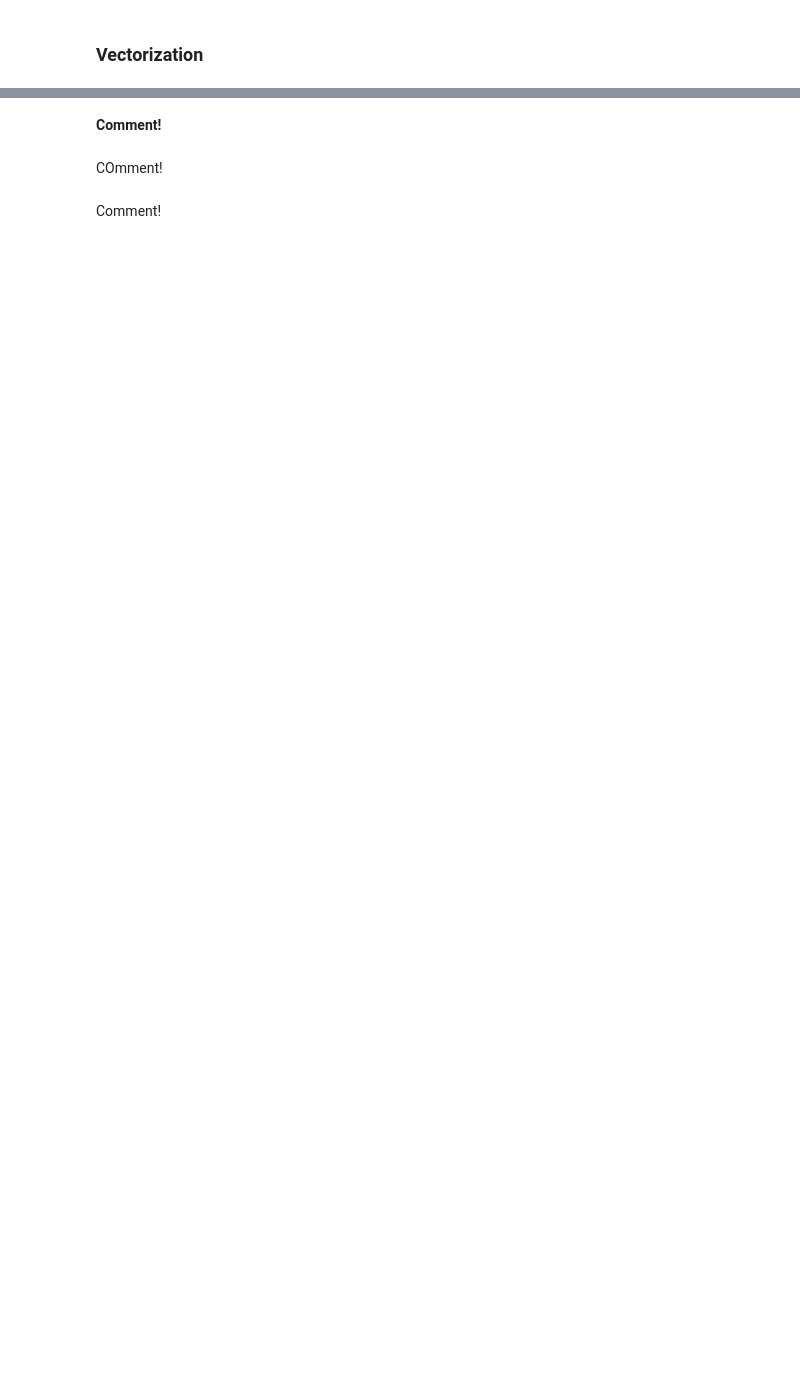
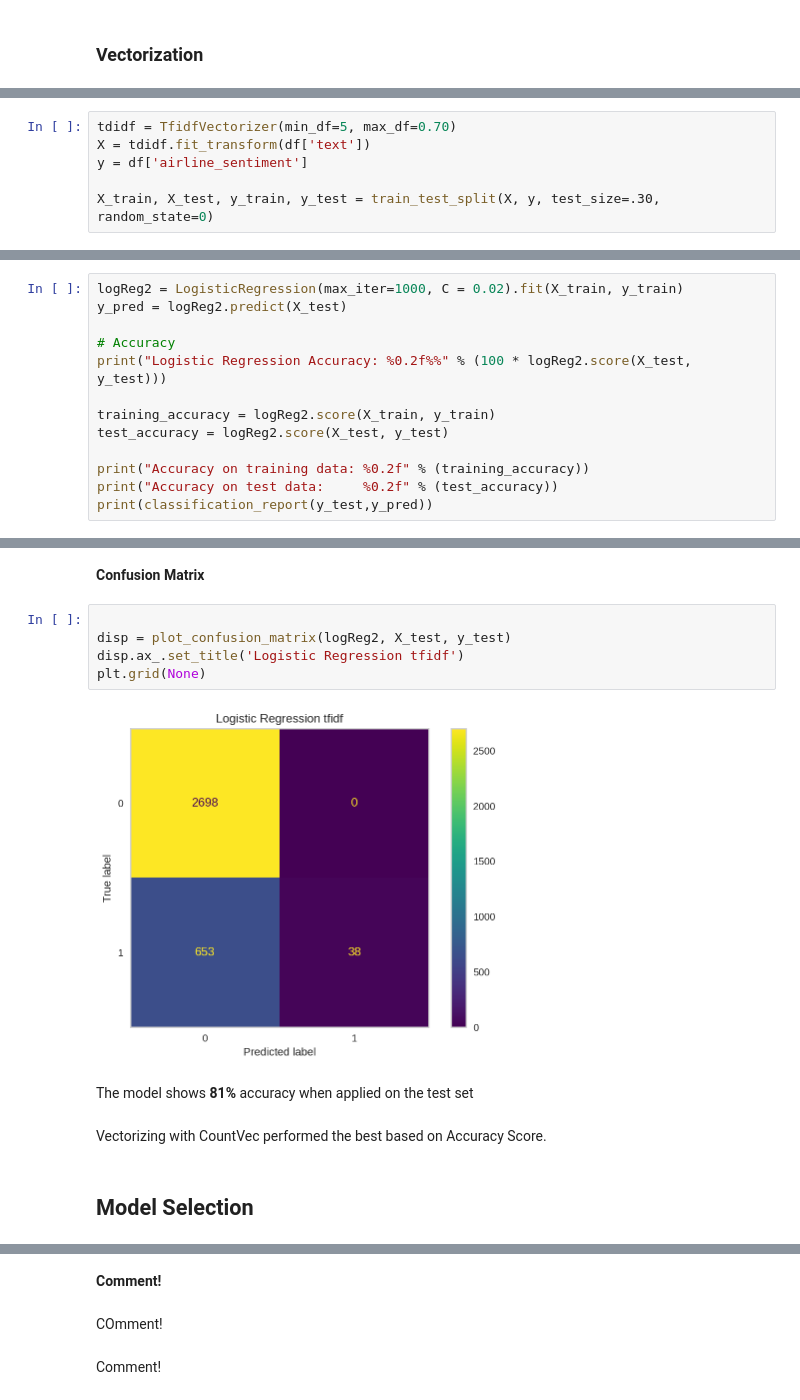
Before and after one commit to jadecebeci/Twitter-Sentiment-Analysis-on-Airlines, a Jupyter notebook: Preprocessing_and_Modeling.ipynb, the cells around one changed output, grey strips where cells are left out. Drawn from its saved outputs; the diff is of its cells as text; blank space fills up the shorter version.

```diff
--- a/Preprocessing_and_Modeling.ipynb
+++ b/Preprocessing_and_Modeling.ipynb
@@ -493,0 +444,6 @@ weighted avg       0.80      0.83      0.79      2824
+# %%
+tdidf = TfidfVectorizer(min_df=5, max_df=0.70)
+X = tdidf.fit_transform(df['text'])
+y = df['airline_sentiment']
+
+X_train, X_test, y_train, y_test = train_test_split(X, y, test_size=.30, random_state=0)
@@ -493,0 +452,13 @@ weighted avg       0.80      0.83      0.79      2824
+# %%
+logReg2 = LogisticRegression(max_iter=1000, C = 0.02).fit(X_train, y_train)
+y_pred = logReg2.predict(X_test)
+
+# Accuracy
+print("Logistic Regression Accuracy: %0.2f%%" % (100 * logReg2.score(X_test, y_test)))
+
+training_accuracy = logReg2.score(X_train, y_train)
+test_accuracy = logReg2.score(X_test, y_test)
+
+print("Accuracy on training data: %0.2f" % (training_accuracy))
+print("Accuracy on test data:     %0.2f" % (test_accuracy))
+print(classification_report(y_test,y_pred))
@@ -493,0 +477,15 @@ weighted avg       0.80      0.83      0.79      2824
+# %% [markdown]
+**Confusion Matrix**
+# %%
+
+disp = plot_confusion_matrix(logReg2, X_test, y_test)
+disp.ax_.set_title('Logistic Regression tfidf')
+plt.grid(None)
+# %% [output]
+[figure, added]
+# %% [markdown]
+The model shows **81%** accuracy when applied on the test set
+# %% [markdown]
+Vectorizing with CountVec performed the best based on Accuracy Score.
+# %% [markdown]
+## Model Selection
```
Also changed, not shown: parts of 49 cells of this notebook.
